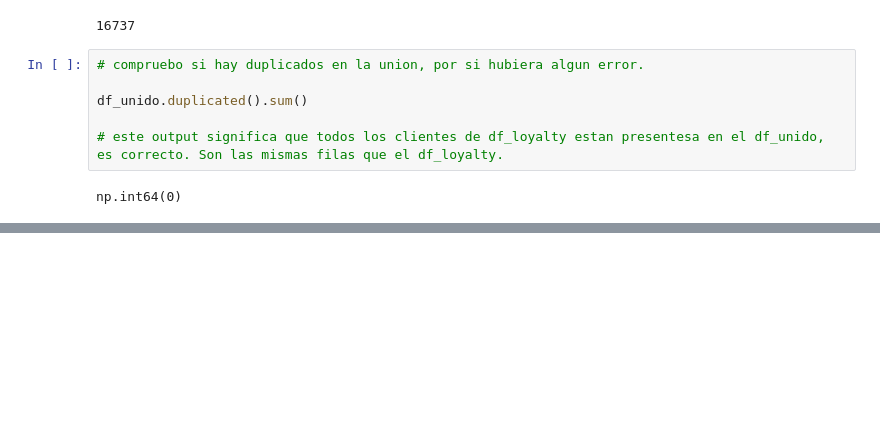
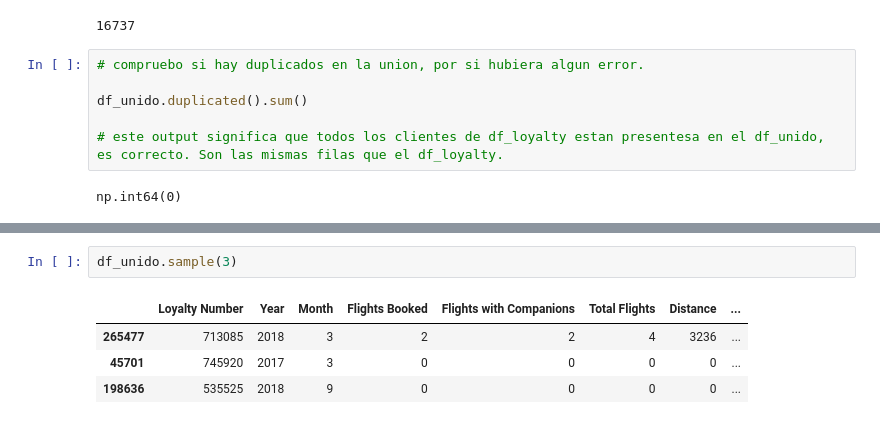
Before and after one commit to Adalab/bda-modulo-3-evaluacion-final-Isabel-GM, a Jupyter notebook: Ejercicio evaluacion mod 3.ipynb, the cells around one changed output, grey strips where cells are left out. Drawn from its saved outputs; the diff is of its cells as text; blank space fills up the shorter version.

```diff
--- a/Ejercicio evaluacion mod 3.ipynb
+++ b/Ejercicio evaluacion mod 3.ipynb
@@ -554,0 +647,7 @@ Usando las herramientas de visualizacion que has aprendido durante este módulo,
+# %%
+df_unido.sample(3)
+# %% [output]
+|  | Loyalty Number | Year | Month | Flights Booked | Flights with Companions | Total Flights | Distance | ... |
+| 265477 | 713085 | 2018 | 3 | 2 | 2 | 4 | 3236 | ... |
+| 45701 | 745920 | 2017 | 3 | 0 | 0 | 0 | 0 | ... |
+| 198636 | 535525 | 2018 | 9 | 0 | 0 | 0 | 0 | ... |
```
Also changed, not shown: parts of 12 cells of this notebook, 1 other file.
